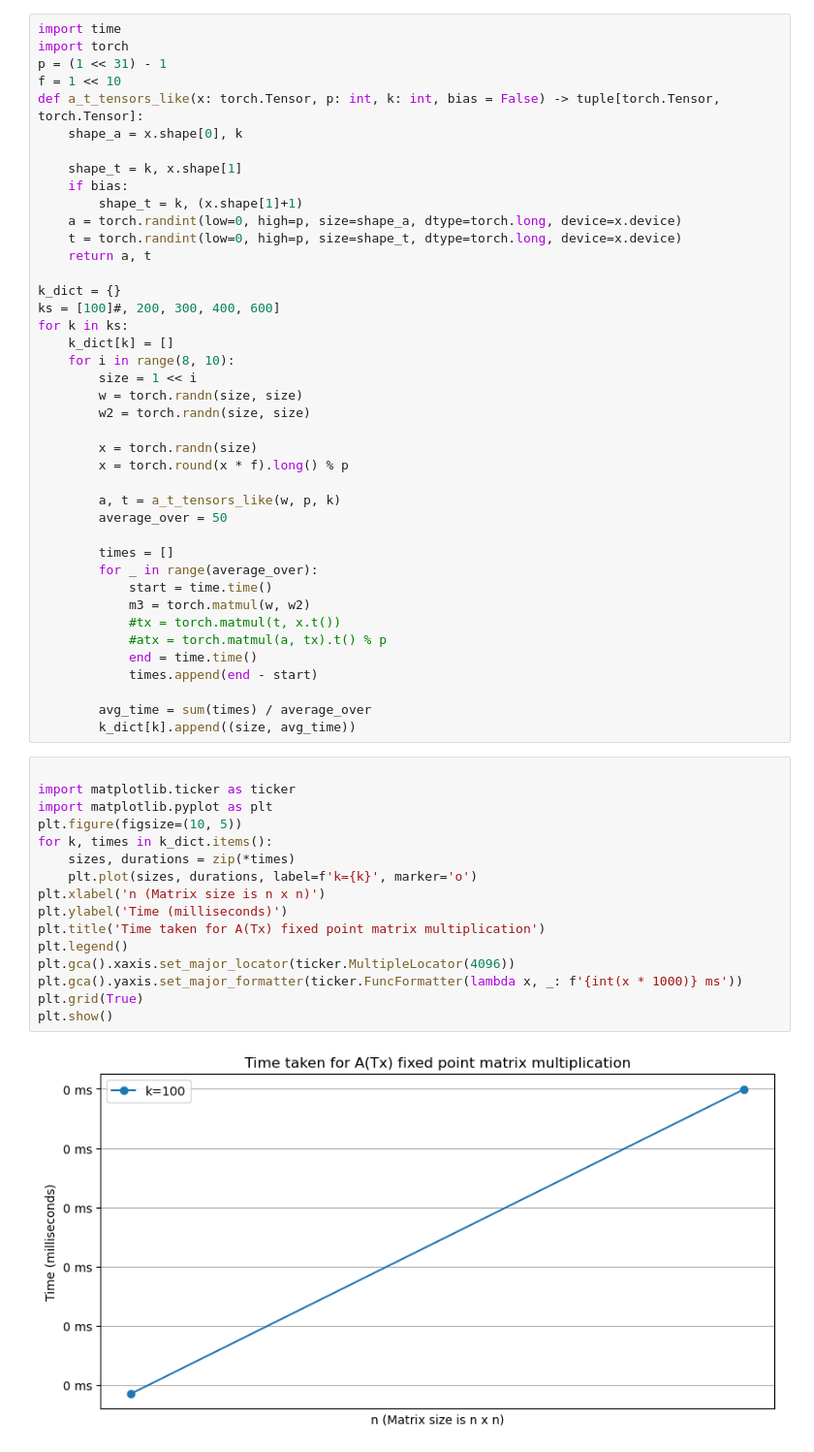
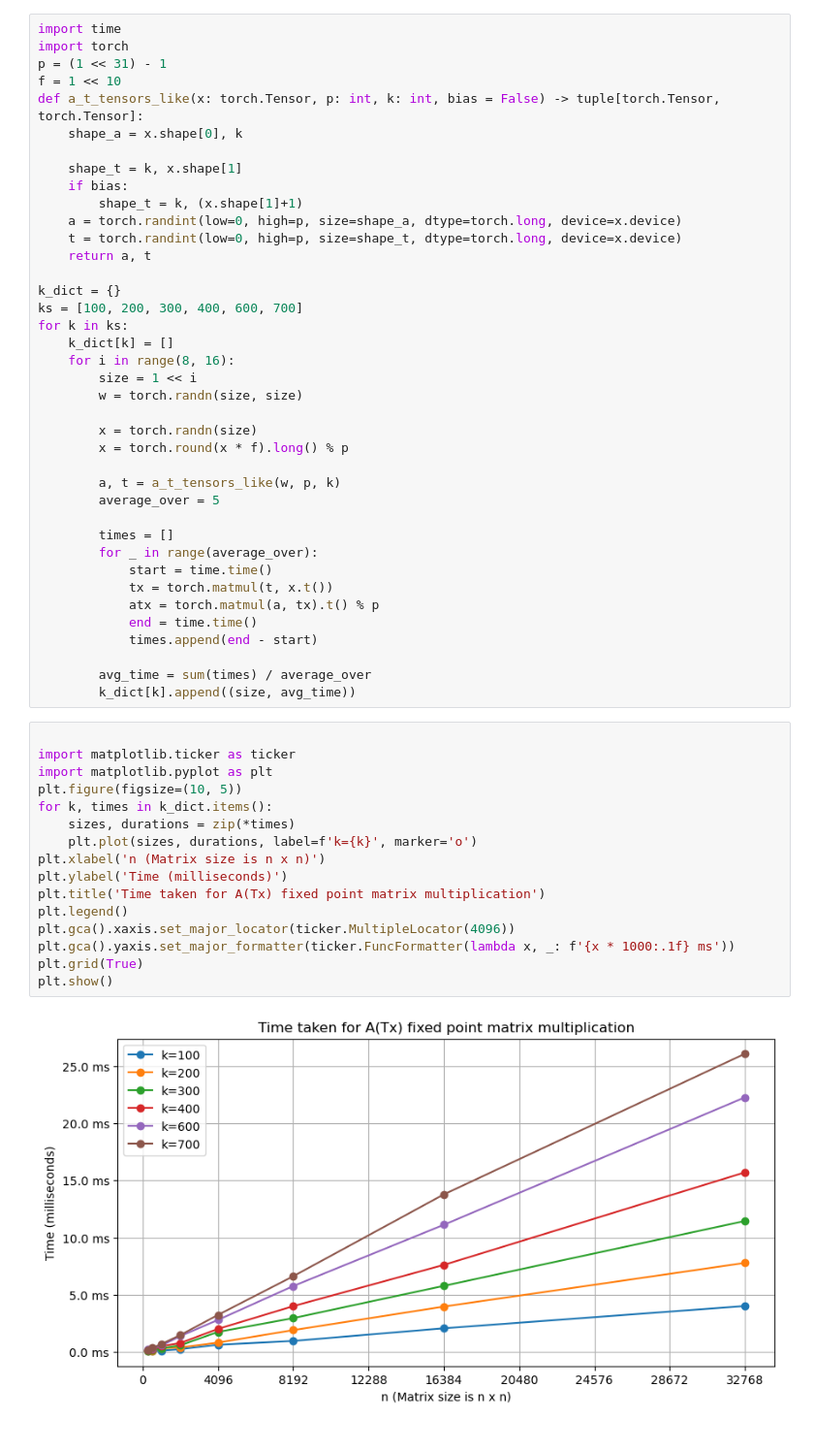
Before and after one commit to LWEdslev/pp-ml, a Jupyter notebook: atx_cpu_benchmark.ipynb, the cells around one changed output. Shown at 97% size. Saved outputs shown, nothing was run; the diff lists cells and outputs as text.

```diff
--- a/atx_cpu_benchmark.ipynb
+++ b/atx_cpu_benchmark.ipynb
@@ -14,26 +14,24 @@ def a_t_tensors_like(x: torch.Tensor, p: int, k: int, bias = False) -> tuple[tor
     return a, t
 
 k_dict = {}
-ks = [100]#, 200, 300, 400, 600]
+ks = [100, 200, 300, 400, 600, 700]
 for k in ks:
     k_dict[k] = []
-    for i in range(8, 10):
+    for i in range(8, 16):
         size = 1 << i
         w = torch.randn(size, size)
-        w2 = torch.randn(size, size)
 
         x = torch.randn(size)
         x = torch.round(x * f).long() % p
 
         a, t = a_t_tensors_like(w, p, k)
-        average_over = 50
+        average_over = 5
 
         times = []
         for _ in range(average_over):
             start = time.time()
-            m3 = torch.matmul(w, w2)
-            #tx = torch.matmul(t, x.t())
-            #atx = torch.matmul(a, tx).t() % p
+            tx = torch.matmul(t, x.t())
+            atx = torch.matmul(a, tx).t() % p
             end = time.time()
             times.append(end - start)
 
@@ -42,18 +40,18 @@ for k in ks:
 # %%
 
 import matplotlib.ticker as ticker
 import matplotlib.pyplot as plt
 plt.figure(figsize=(10, 5))
 for k, times in k_dict.items():
     sizes, durations = zip(*times)
     plt.plot(sizes, durations, label=f'k={k}', marker='o')
 plt.xlabel('n (Matrix size is n x n)')
 plt.ylabel('Time (milliseconds)')
 plt.title('Time taken for A(Tx) fixed point matrix multiplication')
 plt.legend()
 plt.gca().xaxis.set_major_locator(ticker.MultipleLocator(4096))
-plt.gca().yaxis.set_major_formatter(ticker.FuncFormatter(lambda x, _: f'{int(x * 1000)} ms'))
+plt.gca().yaxis.set_major_formatter(ticker.FuncFormatter(lambda x, _: f'{x * 1000:.1f} ms'))
 plt.grid(True)
 plt.show()
 # %% [output]
-[figure, old version]
+[figure, new version]
```
